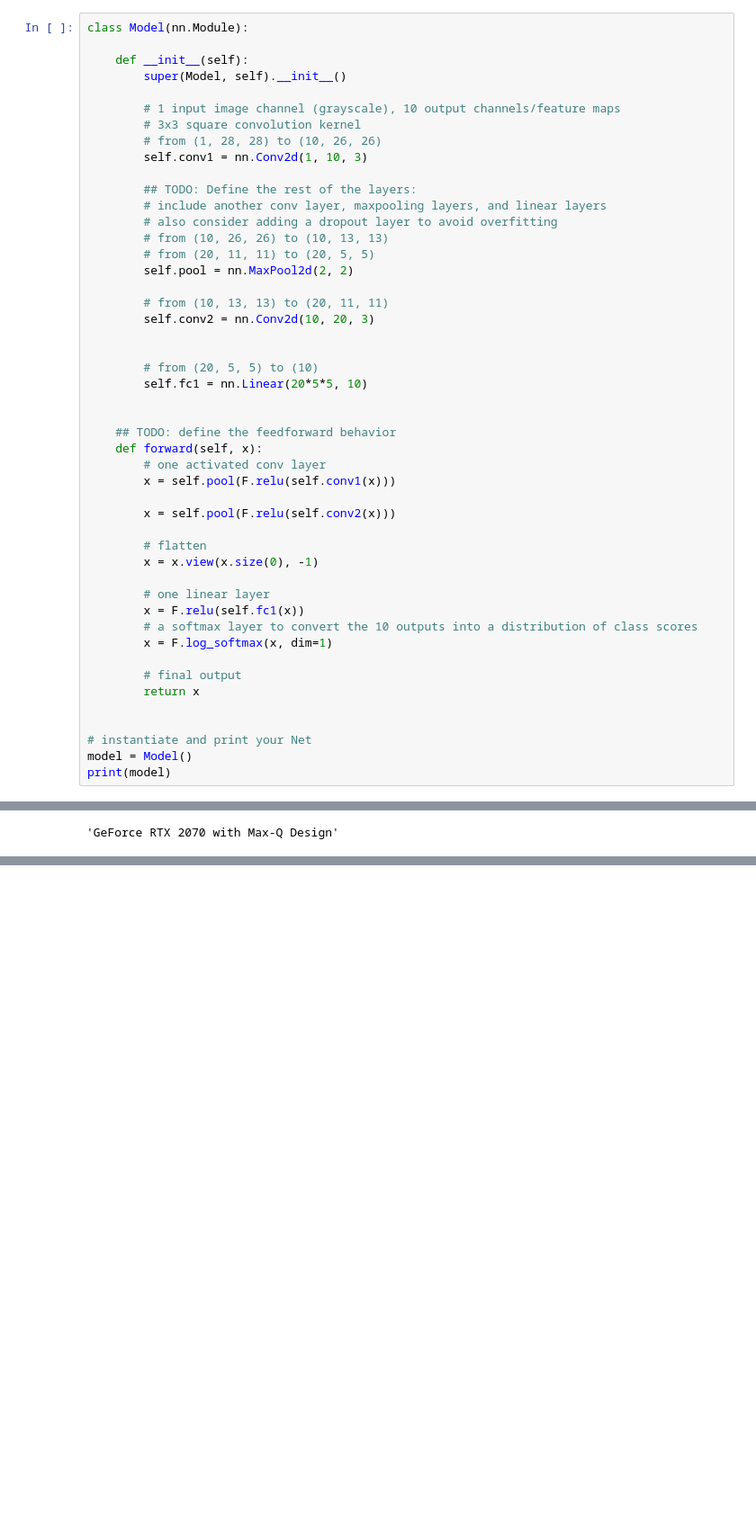
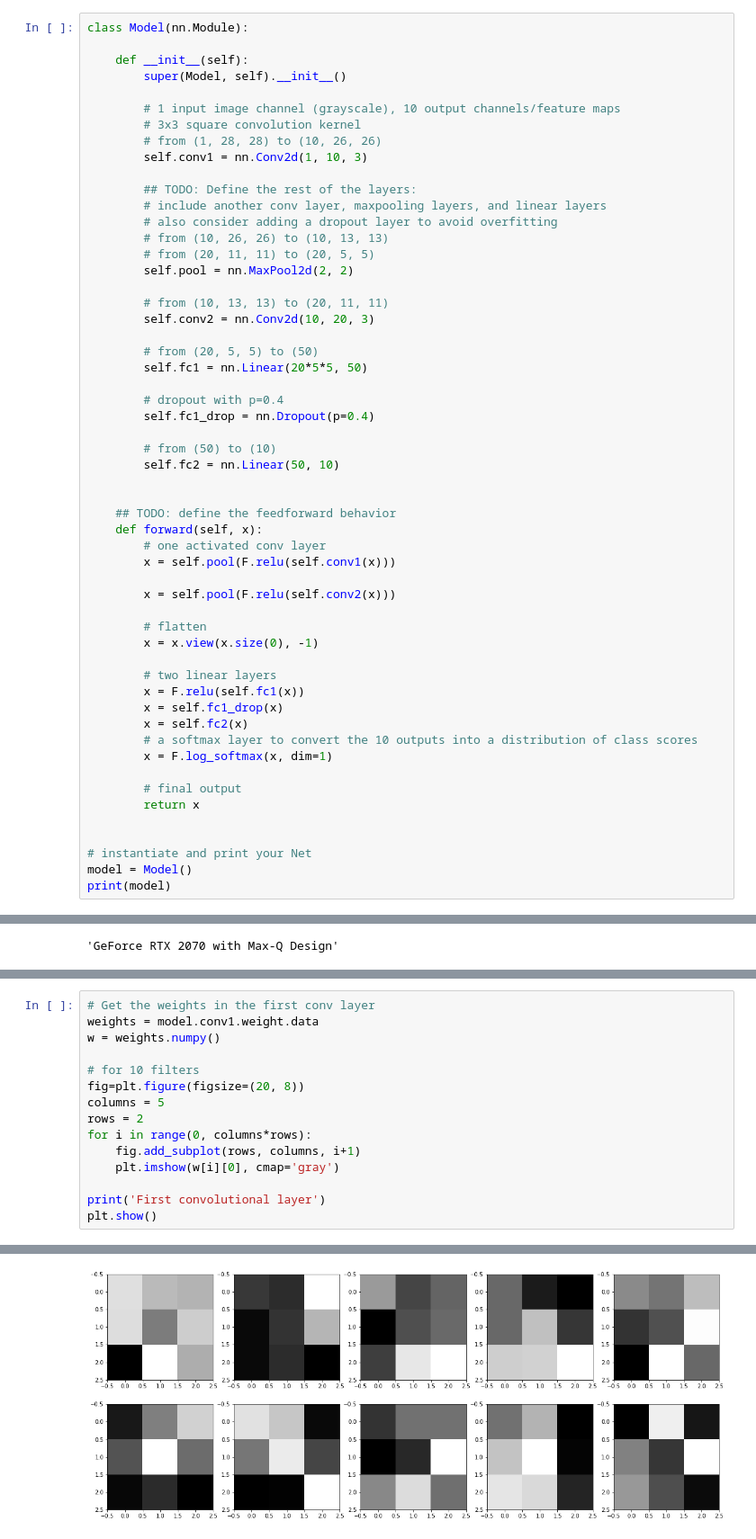
Before and after one commit to leeping-ng/ML-references, a Jupyter notebook: Pytorch.ipynb, the cells around one changed output, grey strips where cells are left out. Shown at 90% size. Saved outputs shown, nothing was run; the diff lists cells and outputs as text; blank space fills up the shorter version.

```diff
--- a/Pytorch.ipynb
+++ b/Pytorch.ipynb
@@ -67,9 +68,14 @@ class Model(nn.Module):
         # from (10, 13, 13) to (20, 11, 11)
         self.conv2 = nn.Conv2d(10, 20, 3)
 
+        # from (20, 5, 5) to (50)
+        self.fc1 = nn.Linear(20*5*5, 50)
 
-        # from (20, 5, 5) to (10)
-        self.fc1 = nn.Linear(20*5*5, 10)
+        # dropout with p=0.4
+        self.fc1_drop = nn.Dropout(p=0.4)
+
+        # from (50) to (10)
+        self.fc2 = nn.Linear(50, 10)
 
 
     ## TODO: define the feedforward behavior
@@ -82,8 +88,10 @@ class Model(nn.Module):
         # flatten
         x = x.view(x.size(0), -1)
 
-        # one linear layer
+        # two linear layers
         x = F.relu(self.fc1(x))
+        x = self.fc1_drop(x)
+        x = self.fc2(x)
         # a softmax layer to convert the 10 outputs into a distribution of class scores
         x = F.log_softmax(x, dim=1)
 
@@ -388,0 +261,16 @@ tensor(3)
+# %%
+# Get the weights in the first conv layer
+weights = model.conv1.weight.data
+w = weights.numpy()
+
+# for 10 filters
+fig=plt.figure(figsize=(20, 8))
+columns = 5
+rows = 2
+for i in range(0, columns*rows):
+    fig.add_subplot(rows, columns, i+1)
+    plt.imshow(w[i][0], cmap='gray')
+
+print('First convolutional layer')
+plt.show()
+# %% [output]
@@ -388,0 +278 @@ tensor(3)
+[figure, added]
```
Also changed, not shown: parts of 27 cells of this notebook.
